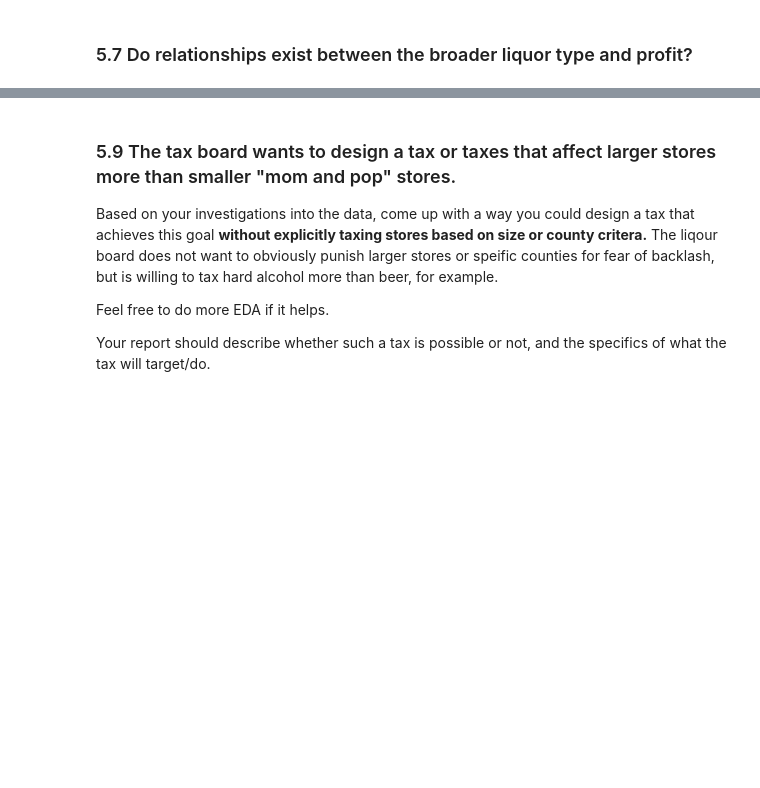
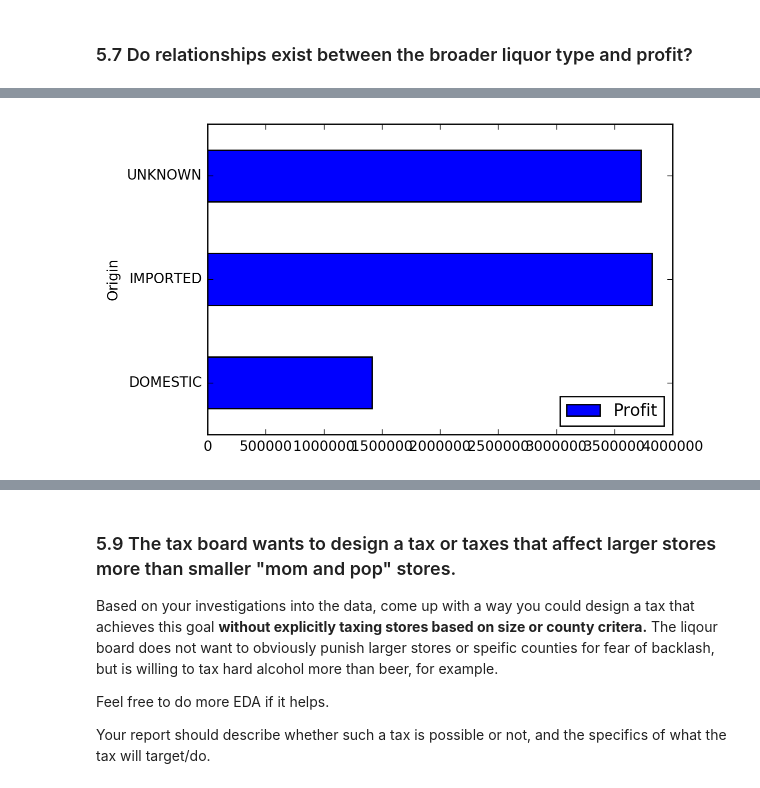
Before and after one commit to travelingvoid/Lana-DSI, a Jupyter notebook: In-progress Projects/project-2/project-02-iowa.ipynb, the cells around one changed output, grey strips where cells are left out. Cells and saved outputs as stored; diff of their text form; code cells hidden in the pictures; blank space fills up the shorter version.

```diff
--- a/In-progress Projects/project-2/project-02-iowa.ipynb
+++ b/In-progress Projects/project-2/project-02-iowa.ipynb
@@ -205,0 +237,6 @@ NotImplementedError: couldn't find matching opcode for 'and_bdd'
+# %%
+#create mask for stores open in jan and dec
+yearlongstores = in_iowajandec['Store Number'].tolist()
+
+#create dataframe with stores open year long in 2015
+openiowa2015 = iowa2015[iowa2015['Store Number'].isin(yearlongstores)]
@@ -265,0 +539,26 @@ array(['APRICOT BRANDIES', 'BLENDED WHISKIES', 'STRAIGHT BOURBON WHISKIES',
+# %%
+#sort by imported or domestic
+def origin_cat(cat):
+    liquor_loc = {'AMERICAN' : 'DOMESTIC',
+                  'IMPORTED' : 'IMPORTED',
+                  'SCOTCH' : 'IMPORTED',
+                  'TENNESSEE' : 'DOMESTIC',
+                  'JAPANESE' : 'IMPORTED',
+                  'PUERTO RICO' : 'IMPORTED',
+                  'CANADIAN' : 'IMPORTED',
+                  'JAMAICA' : 'DOMESTIC',
+                  'IRISH' : 'IMPORTED',
+                  'BOURBON' : 'DOMESTIC',
+                  'TRIPLE SEC' : 'IMPORTED',
+                  'TEQUILA' : 'IMPORTED',
+                  'CORN WHISKIES' : 'DOMESTIC',
+                  'ANISETTE' : 'IMPORTED'
+                 }
+    for x, y in liquor_loc.items():
+        cat = str(cat)
+        if x in cat:
+            return y
+    return 'UNKNOWN'
+
+openiowa2015['Origin'] = openiowa2015['Category Name'].apply(origin_cat)
+openiowa2015.head()
@@ -266,3 +577,8 @@ array(['APRICOT BRANDIES', 'BLENDED WHISKIES', 'STRAIGHT BOURBON WHISKIES',
+# %%
+liquororigin = openiowa2015.groupby(['Origin'])['Profit'].sum().reset_index()
+liquororigin.plot(kind ='barh', x='Origin', y='Profit');
+# %% [output]
+[figure, added]
 # %% [markdown]
 <img src="http://imgur.com/xDpSobf.png" style="float: left; margin: 25px 15px 0px 0px; height: 25px">
 
```
Also changed, not shown: parts of 33 cells of this notebook, 2 other files.
